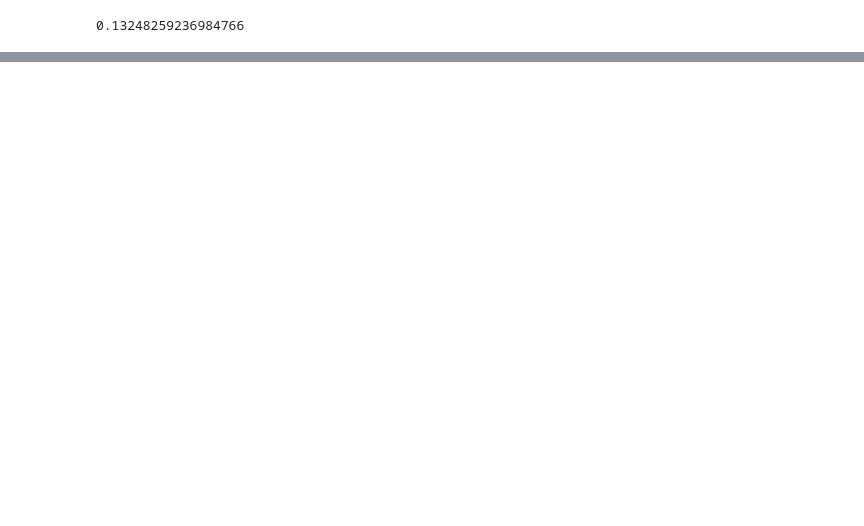
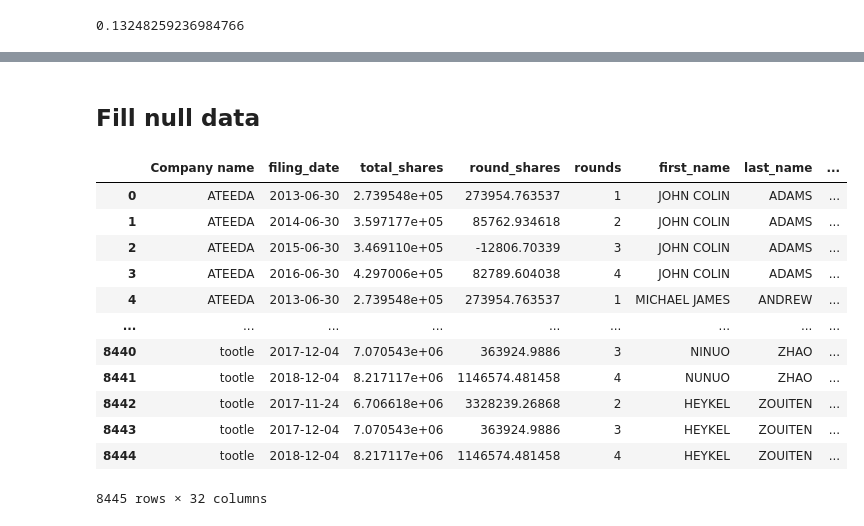
Before and after one commit to csynbiosys/dissertations-2021-info, a Jupyter notebook: Yating_Wei_Predict/1_data_preprocessing.ipynb, the cells around one changed output, grey strips where cells are left out. Drawn from its saved outputs; the diff is of its cells as text; code cells hidden in the pictures; blank space fills up the shorter version.

```diff
--- a/Yating_Wei_Predict/data_preprocessing.ipynb
+++ b/Yating_Wei_Predict/1_data_preprocessing.ipynb
@@ -551,0 +557,15 @@ mean_TVPI
+# %%
+df1 = pd.merge(df,rate,on=['Company name','rounds'],how='left')
+df1['rate'] = df1['rate'].fillna(1)
+df2 = pd.merge(df1,section_limit,on=['first_industry','rounds'],how='left')
+# %% [markdown]
+## Fill null data
+# %%
+df2['male_ratio'] = df2['male']/(df2['male']+df2['female'])
+df2['male_ratio'] = df2['male_ratio'].fillna(0.5)
+# %%
+df2['label'] = df2['follow'].astype(int)
+# %%
+df2['industry_1'] = df2['first_industry'].fillna('UNKNOWN')
+map_ind = pd.DataFrame(df2['industry_1'].unique().tolist()).reset_index().rename(columns={0:'industry_1','index':'industry_2'})
+df2 = pd.merge(df2,map_ind,on='industry_1',how='left')
@@ -551,0 +574,16 @@ mean_TVPI
+# %%
+df2
+# %% [output]
+|  | Company name | filing_date | total_shares | round_shares | rounds | first_name | last_name | ... |
+| 0 | ATEEDA | 2013-06-30 | 2.739548e+05 | 273954.763537 | 1 | JOHN COLIN | ADAMS | ... |
+| 1 | ATEEDA | 2014-06-30 | 3.597177e+05 | 85762.934618 | 2 | JOHN COLIN | ADAMS | ... |
+| 2 | ATEEDA | 2015-06-30 | 3.469110e+05 | -12806.70339 | 3 | JOHN COLIN | ADAMS | ... |
+| 3 | ATEEDA | 2016-06-30 | 4.297006e+05 | 82789.604038 | 4 | JOHN COLIN | ADAMS | ... |
+| 4 | ATEEDA | 2013-06-30 | 2.739548e+05 | 273954.763537 | 1 | MICHAEL JAMES | ANDREW | ... |
+| ... | ... | ... | ... | ... | ... | ... | ... | ... |
+| 8440 | tootle | 2017-12-04 | 7.070543e+06 | 363924.9886 | 3 | NINUO | ZHAO | ... |
+| 8441 | tootle | 2018-12-04 | 8.217117e+06 | 1146574.481458 | 4 | NUNUO | ZHAO | ... |
+| 8442 | tootle | 2017-11-24 | 6.706618e+06 | 3328239.26868 | 2 | HEYKEL | ZOUITEN | ... |
+| 8443 | tootle | 2017-12-04 | 7.070543e+06 | 363924.9886 | 3 | HEYKEL | ZOUITEN | ... |
+| 8444 | tootle | 2018-12-04 | 8.217117e+06 | 1146574.481458 | 4 | HEYKEL | ZOUITEN | ... |
+8445 rows × 32 columns
```
Also changed, not shown: parts of 11 cells of this notebook, 9 other files.
